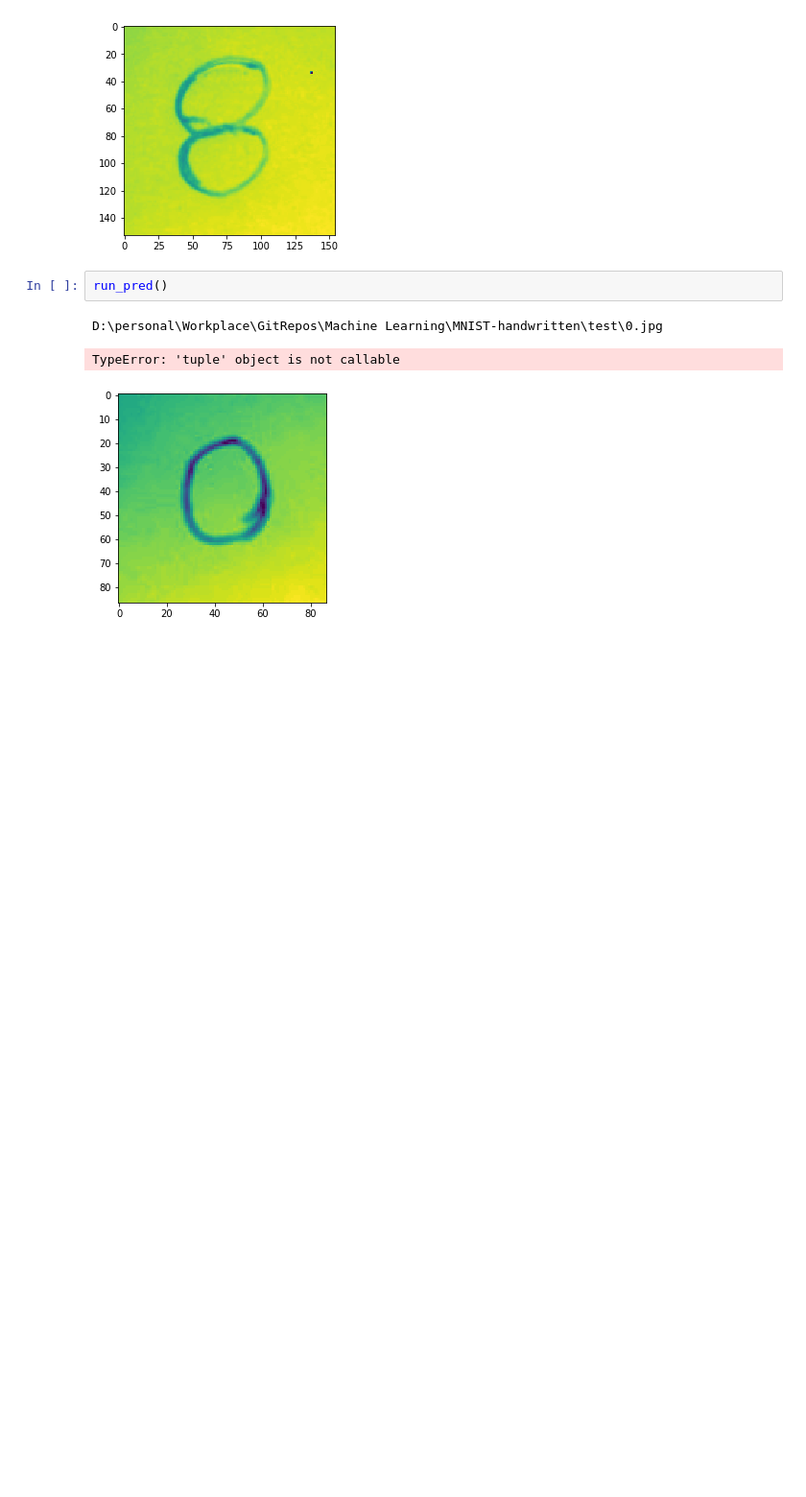
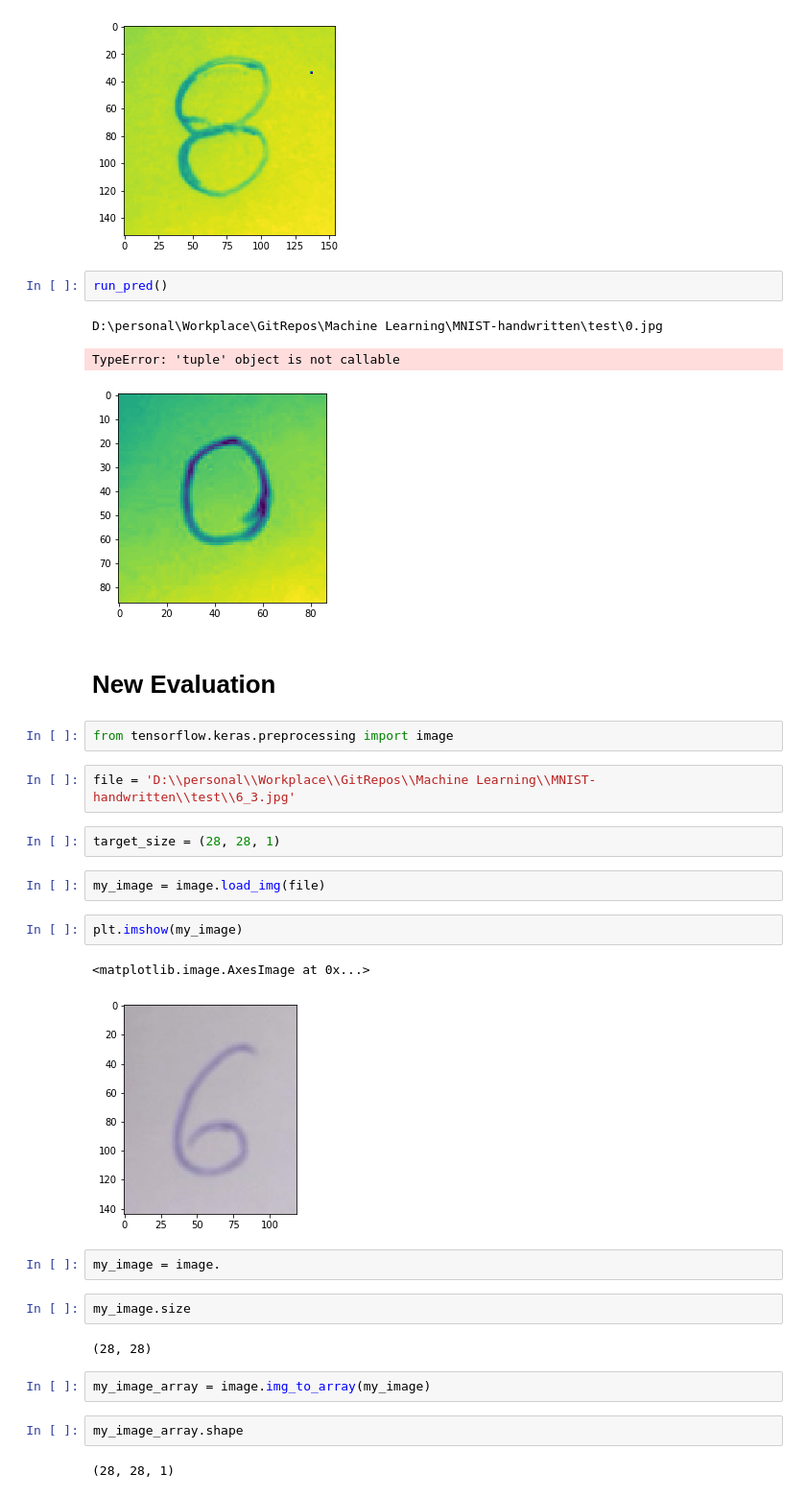
Before and after one commit to agrawalsourabh/MNIST-handwritten, a Jupyter notebook: MNIST-Handwritten.ipynb, the cells around one changed output. Shown at 96% size. Cells and saved outputs as stored; diff of their text form; blank space fills up the shorter version.

```diff
--- a/MNIST-Handwritten.ipynb
+++ b/MNIST-Handwritten.ipynb
@@ -591,3 +672,30 @@ run_pred()
 D:\personal\Workplace\GitRepos\Machine Learning\MNIST-handwritten\test\0.jpg
 TypeError: 'tuple' object is not callable
 [figure]
+# %% [markdown]
+# New Evaluation
+# %%
+from tensorflow.keras.preprocessing import image
+# %%
+file = 'D:\\personal\\Workplace\\GitRepos\\Machine Learning\\MNIST-handwritten\\test\\6_3.jpg'
+# %%
+target_size = (28, 28, 1)
+# %%
+my_image = image.load_img(file)
+# %%
+plt.imshow(my_image)
+# %% [output]
+<matplotlib.image.AxesImage at 0x...>
+[figure, added]
+# %%
+my_image = image.
+# %%
+my_image.size
+# %% [output]
+(28, 28)
+# %%
+my_image_array = image.img_to_array(my_image)
+# %%
+my_image_array.shape
+# %% [output]
+(28, 28, 1)
```
Also changed, not shown: parts of 43 cells of this notebook, 11 other files.
